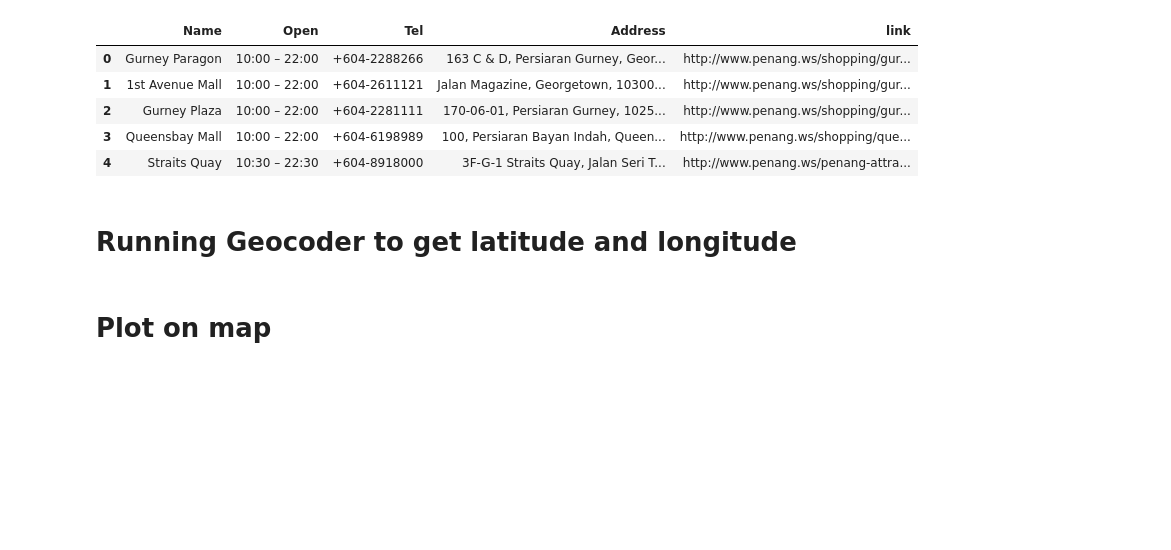
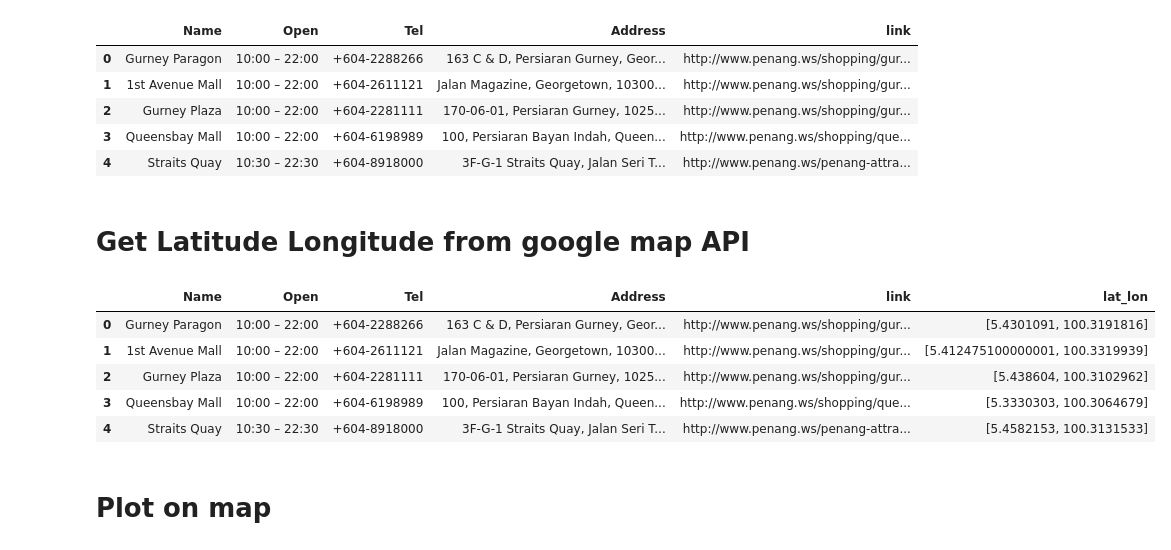
Before and after one commit to neurotichl/Random, a Jupyter notebook: Requests and Geocoder.ipynb, the cells around one changed output. Drawn from its saved outputs; the diff is of its cells as text; code cells hidden in the pictures; blank space fills up the shorter version.

Commit message:
Add Geocode using google map API

```diff
--- a/Requests and Geocoder.ipynb
+++ b/Requests and Geocoder.ipynb
@@ -79,19 +60,26 @@ df.head()
 | 2 | Gurney Plaza | 10:00 – 22:00 | +604-2281111 | 170-06-01, Persiaran Gurney, 1025... | http://www.penang.ws/shopping/gur... |
 | 3 | Queensbay Mall | 10:00 – 22:00 | +604-6198989 | 100, Persiaran Bayan Indah, Queen... | http://www.penang.ws/shopping/que... |
 | 4 | Straits Quay | 10:30 – 22:30 | +604-8918000 | 3F-G-1 Straits Quay, Jalan Seri T... | http://www.penang.ws/penang-attra... |
-# %% [markdown]
-# Running Geocoder to get latitude and longitude
-# %%
-import geocoder
-
-def get_lat_lon(x):
-    try:
-        a = geocoder.google(x)
-        if a.latlng: return a
-    except:
-        pass
-    return None
-
-df['lat_lng'] = df['Address'].map(lambda x: get_lat_lon(x))
+# %% [markdown]
+# Get Latitude Longitude from google map API
+# %%
+def get_lat_lon(x):
+    google_map_url = 'https://maps.googleapis.com/maps/api/geocode/json'
+    params = {'sensor': 'false', 'address': x}
+    r = requests.get(url, params=params)
+    results = r.json()['results']
+    location = results[0]['geometry']['location']
+    return [location['lat'], location['lng']]
+
+df['lat_lon'] = df['Address'].map(get_lat_lon)
+# %%
+df.head()
+# %% [output]
+|  | Name | Open | Tel | Address | link | lat_lon |
+| 0 | Gurney Paragon | 10:00 – 22:00 | +604-2288266 | 163 C & D, Persiaran Gurney, Geor... | http://www.penang.ws/shopping/gur... | [5.4301091, 100.3191816] |
+| 1 | 1st Avenue Mall | 10:00 – 22:00 | +604-2611121 | Jalan Magazine, Georgetown, 10300... | http://www.penang.ws/shopping/gur... | [5.412475100000001, 100.3319939] |
+| 2 | Gurney Plaza | 10:00 – 22:00 | +604-2281111 | 170-06-01, Persiaran Gurney, 1025... | http://www.penang.ws/shopping/gur... | [5.438604, 100.3102962] |
+| 3 | Queensbay Mall | 10:00 – 22:00 | +604-6198989 | 100, Persiaran Bayan Indah, Queen... | http://www.penang.ws/shopping/que... | [5.3330303, 100.3064679] |
+| 4 | Straits Quay | 10:30 – 22:30 | +604-8918000 | 3F-G-1 Straits Quay, Jalan Seri T... | http://www.penang.ws/penang-attra... | [5.4582153, 100.3131533] |
 # %% [markdown]
 # Plot on map
```
Also changed, not shown: parts of 4 cells of this notebook.
